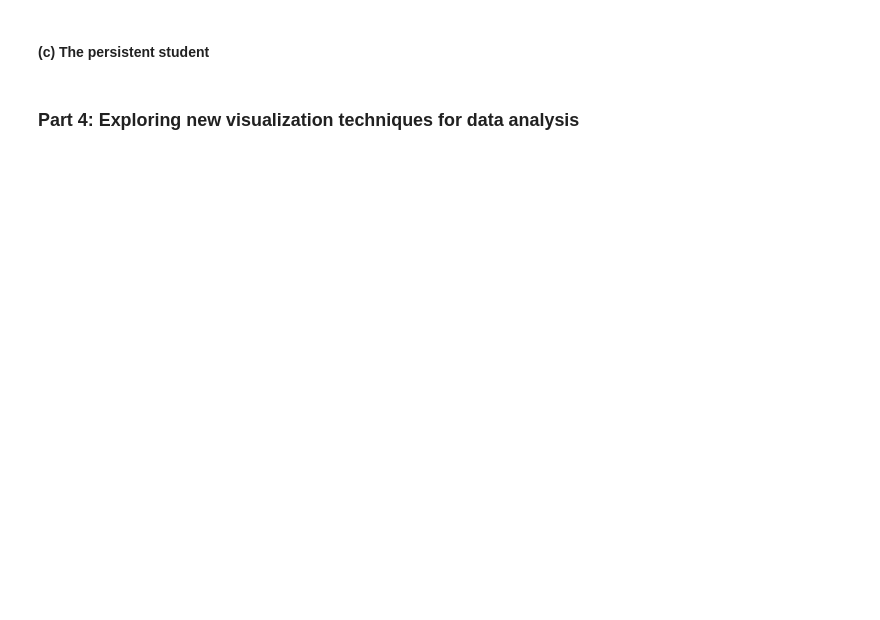
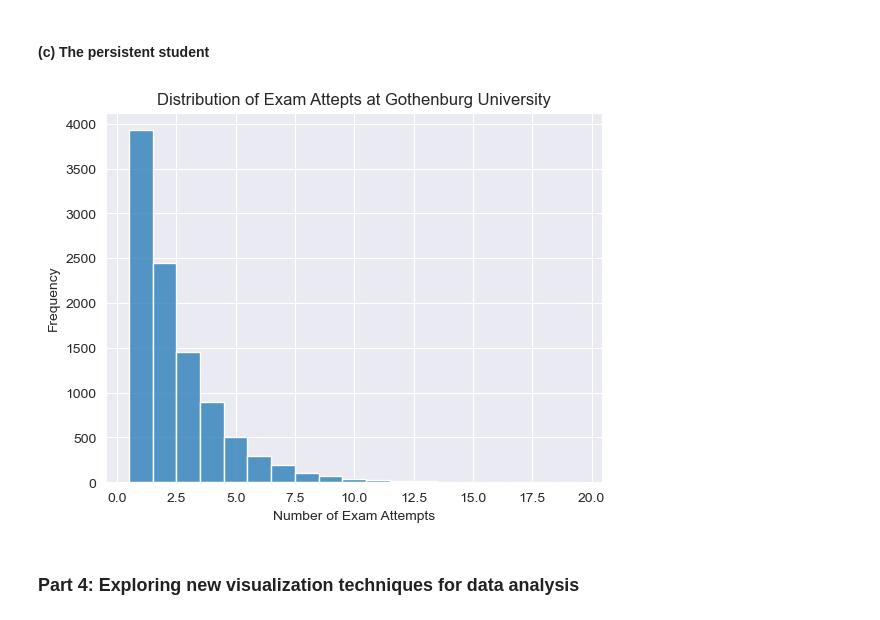
Before and after one commit to NilsDunlop/DIT863-Assignments, a Jupyter notebook: Assignment 1/Assignment1.ipynb, the cells around one changed output. Drawn from its saved outputs; the diff is of its cells as text; code cells hidden in the pictures; blank space fills up the shorter version.

Commit message:
Add exam attempt simulation

```diff
--- a/Assignment 1/Assignment1.ipynb
+++ b/Assignment 1/Assignment1.ipynb
@@ -356,4 +356,24 @@ plt.show()
 # %% [markdown]
 #### (c) The persistent student
+# %%
+def number_of_attempts(p_pass):
+    attempts = 0
+    while not success(p_pass):
+        attempts += 1
+    else:
+        return attempts + 1
+
+# Simulation parameters
+a_correct = 0.4
+attempt_results = [number_of_attempts(a_correct) for _ in range(n_simulations)]
+
+# Plot histogram
+sns.histplot(attempt_results, bins=n_instances, kde=False, discrete=True)
+plt.xlabel('Number of Exam Attempts')
+plt.ylabel('Frequency')
+plt.title('Distribution of Exam Attepts at Gothenburg University')
+plt.show()
+# %% [output]
+[figure, added]
 # %% [markdown]
 ### Part 4: Exploring new visualization techniques for data analysis
```
Also changed, not shown: parts of 2 cells of this notebook.
